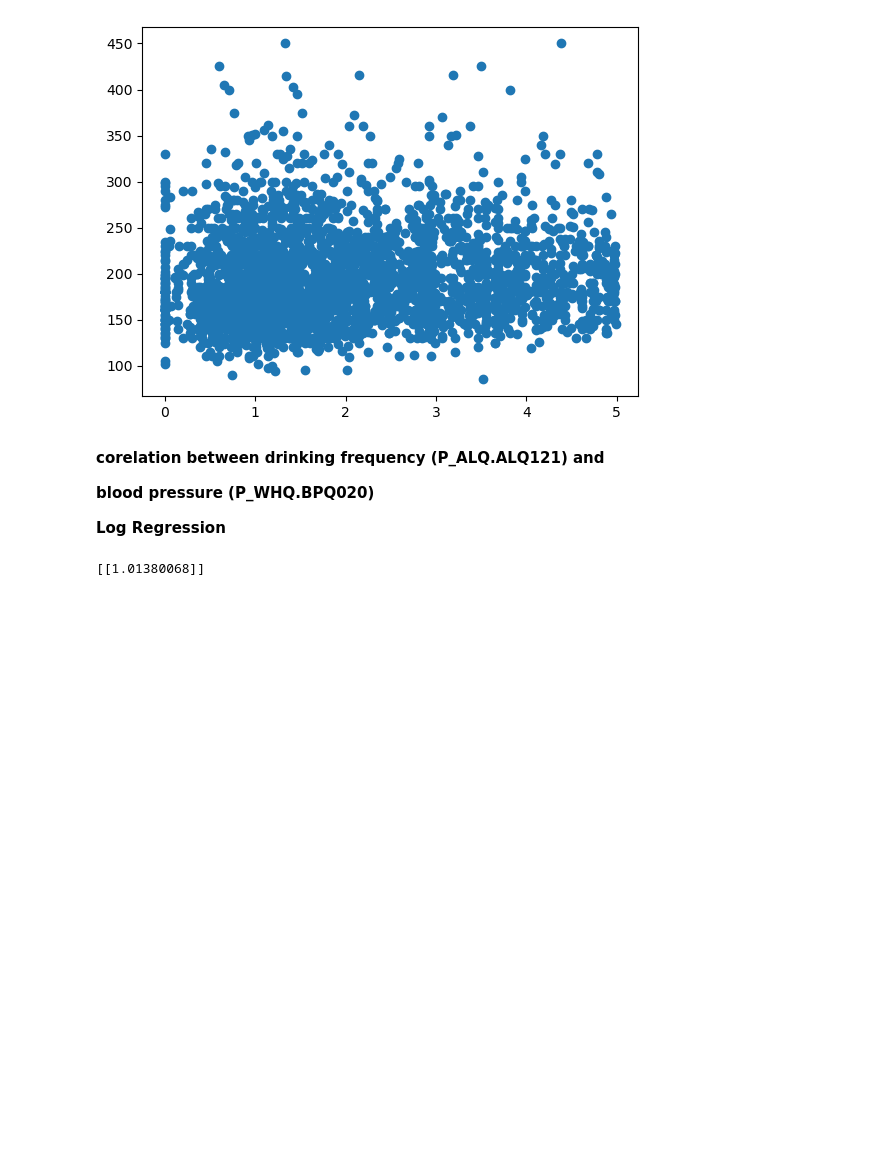
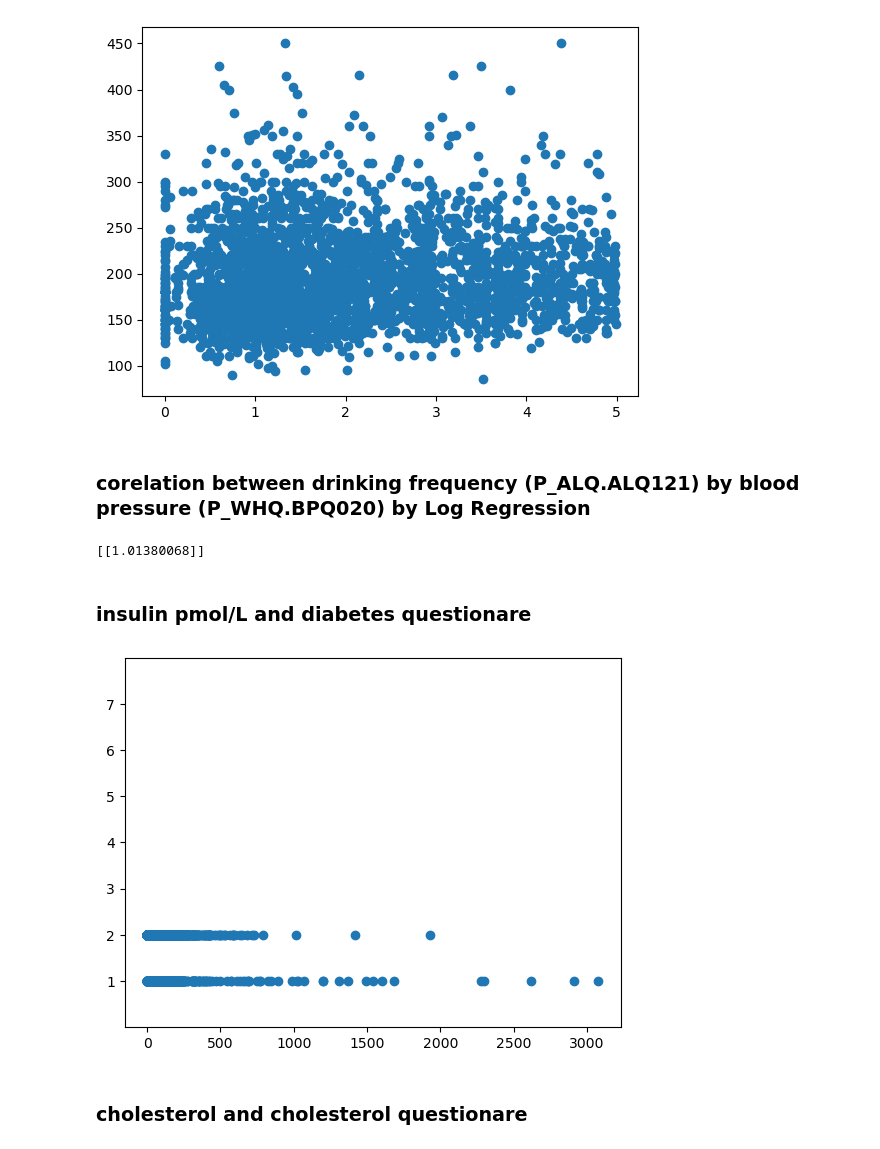
Before and after one commit to yujezhang/NHANES-2017-2020, a Jupyter notebook: analysis/analysis.ipynb, the cells around one changed output. Saved outputs shown, nothing was run; the diff lists cells and outputs as text; code cells hidden in the pictures; blank space fills up the shorter version.

Commit message:
try to validate relationship between some laboratary value and questionare data

```diff
--- a/analysis/analysis.ipynb
+++ b/analysis/analysis.ipynb
@@ -52,11 +47,7 @@ print(r)
 0.07385207479138382
 [figure]
 # %% [markdown]
-**corelation between drinking frequency (P_ALQ.ALQ121) and**
-
-**blood pressure (P_WHQ.BPQ020)**
-
-**Log Regression**
+### corelation between drinking frequency (P_ALQ.ALQ121) by blood pressure (P_WHQ.BPQ020) by Log Regression
 # %%
 ind = load_indicators({
     'P_ALQ':['ALQ121'],
@@ -78,3 +70,40 @@ odds = numpy.exp(log_odds)
 print(odds)
 # %% [output]
 [[1.01380068]]
+# %% [markdown]
+### insulin pmol/L and diabetes questionare
+# %%
+ind = load_indicators({
+    'P_INS':['LBDINSI'],
+    'P_DIQ':['DIQ010']
+})
+ind = ind[
+    (ind['LBDINSI'].notna())&
+    (ind['DIQ010'] == 1)|
+    (ind['DIQ010'] == 2)
+]
+insulin = ind['LBDINSI']
+diabetes = ind['DIQ010']
+
+fig, ax = plt.subplots()
+ax.scatter(insulin, diabetes, vmin=0, vmax=100)
+ax.set(ylim=(0, 8), yticks=np.arange(1, 8))
+plt.show()
+
+# logr = linear_model.LogisticRegression()
+# logr.fit(insulin, diabetes)
+# log_odds = logr.coef_
+# odds = numpy.exp(log_odds)
+
+# print(odds)
+# def logit2prob(logr, X):
+#   log_odds = logr.coef_ * X + logr.intercept_
+#   odds = numpy.exp(log_odds)
+#   probability = odds / (1 + odds)
+#   return(probability)
+
+# print(logit2prob(logr, ind[['LBDINSI']]))
+# %% [output]
+[figure, added]
+# %% [markdown]
+### cholesterol and cholesterol questionare
```
Also changed, not shown: parts of 5 cells of this notebook, 1 other file.
